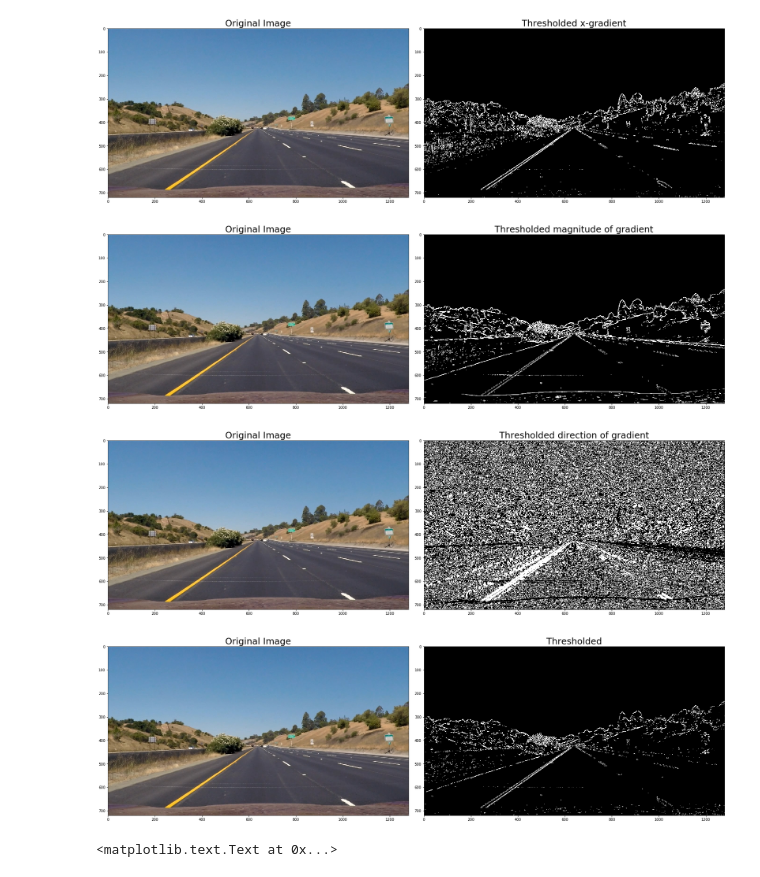
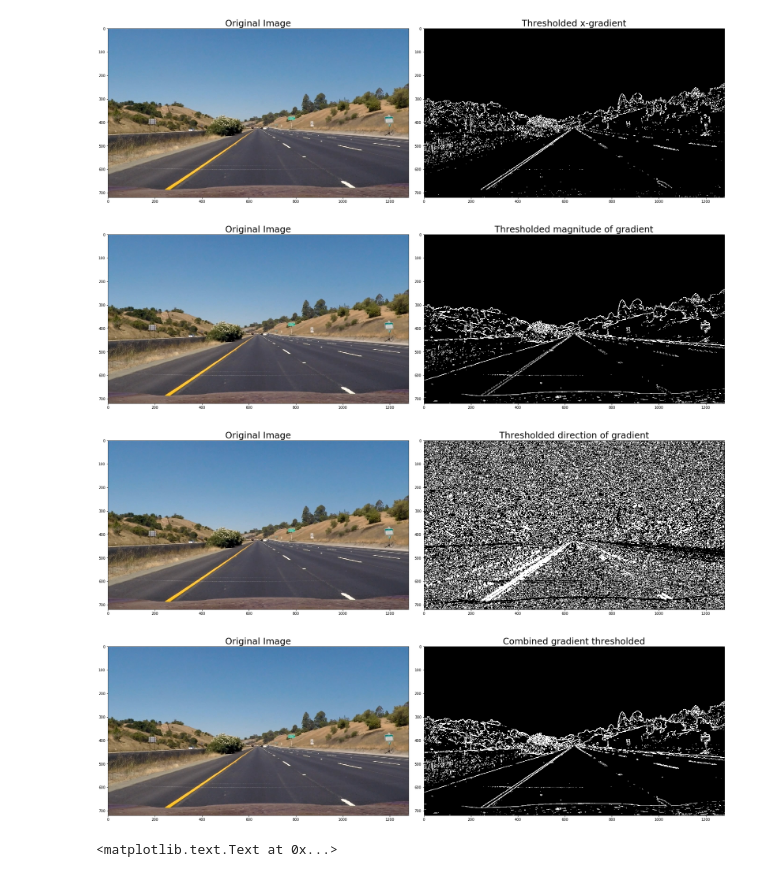
Before and after one commit to BusAI-Self-Driving-Car/Udacity-Self-Driving-Car-Engineer-Nanodegree, a Jupyter notebook: Term1-proj4-Advanced-Lane-Lines/image_binarization.ipynb, the cells around one changed output. Cells and saved outputs as stored; diff of their text form; code cells hidden in the pictures.

```diff
--- a/Term1-proj4-Advanced-Lane-Lines/image_binarization.ipynb
+++ b/Term1-proj4-Advanced-Lane-Lines/image_binarization.ipynb
@@ -145,38 +145,40 @@ ax1.set_title('Original Image', fontsize=25)
 ax2.imshow(mag_binary, cmap='gray')
 ax2.set_title('Thresholded magnitude of gradient', fontsize=25)
 plt.subplots_adjust(left=0., right=1, top=0.9, bottom=0.)
 
 
 ## Thresholding on direction of gradient
 dir_binary = dir_threshold(image, sobel_kernel=15, thresh=(0.7, 1.3))
 
 # Plot the result
 f, (ax1, ax2) = plt.subplots(1, 2, figsize=(24, 9))
 f.tight_layout()
 ax1.imshow(image)
 ax1.set_title('Original Image', fontsize=25)
 ax2.imshow(dir_binary, cmap='gray')
 ax2.set_title('Thresholded direction of gradient', fontsize=25)
 plt.subplots_adjust(left=0., right=1, top=0.9, bottom=0.)
 
 
 ## Combine different thresholding strategies
-combined = np.zeros_like(mag_binary)
-combined[((grad_x_binary==1) & (grad_y_binary==1)) | ((mag_binary==1) & (dir_binary==1))] = 1
+combined_gradient_binary = np.zeros_like(mag_binary)
+combined_gradient_binary[((grad_x_binary==1) & (grad_y_binary==1)) | ((mag_binary==1) & (dir_binary==1))] = 1
+# combined_gradient_binary[((grad_x_binary==1) & (grad_y_binary==1)) | (mag_binary==1)] = 1
+# combined_gradient_binary[(grad_x_binary==1) | (mag_binary==1)] = 1
 
 # Plot the result
 f, (ax1, ax2) = plt.subplots(1, 2, figsize=(24, 9))
 f.tight_layout()
 ax1.imshow(image)
 ax1.set_title('Original Image', fontsize=25)
-ax2.imshow(combined, cmap='gray')
-ax2.set_title('Thresholded', fontsize=25)
+ax2.imshow(combined_gradient_binary, cmap='gray')
+ax2.set_title('Combined gradient thresholded', fontsize=25)
 plt.subplots_adjust(left=0., right=1, top=0.9, bottom=0.)
 # %% [output]
 [figure]
 [figure]
 [figure]
-[figure, old version]
+[figure, new version]
 # %%
 ### Color thresholding ###
 
```
Also changed, not shown: parts of 1 cell of this notebook, 1 other file.
